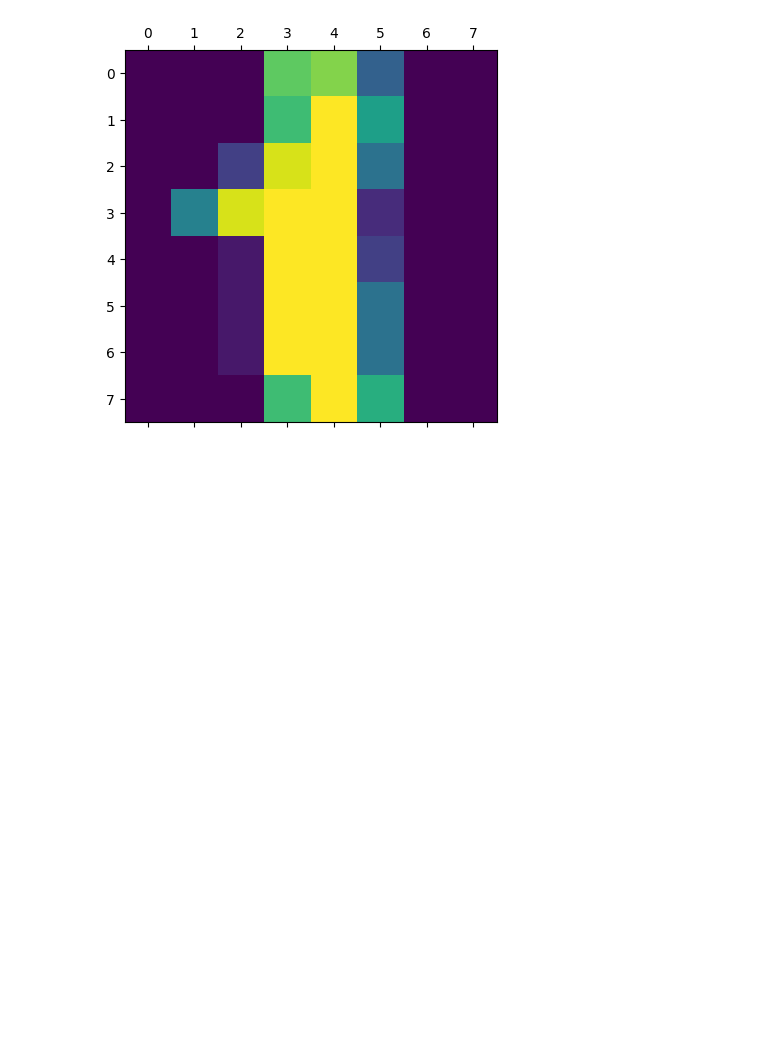
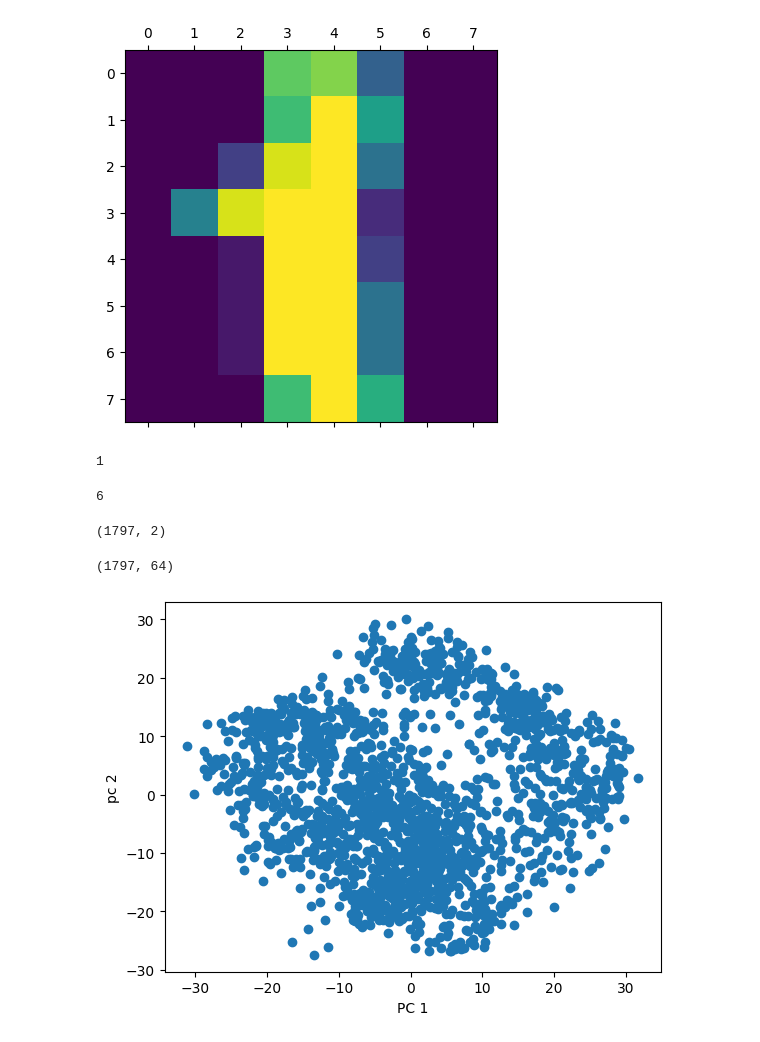
Before and after one commit to sandun7787/Principal-Component-Analysis-PCA-, a Jupyter notebook: PCA for visualization.ipynb, the cells around one changed output. Cells and saved outputs as stored; diff of their text form; code cells hidden in the pictures; blank space fills up the shorter version.

```diff
--- a/PCA for visualization.ipynb
+++ b/PCA for visualization.ipynb
@@ -22,3 +22,31 @@ plt.show
 # %% [output]
 <function matplotlib.pyplot.show(close=None, block=None)>
 [figure]
+# %%
+digits.target[1]
+# %% [output]
+1
+# %%
+digits.target[67]
+# %% [output]
+6
+# %%
+from sklearn.decomposition import PCA
+pca = PCA(n_components=2)
+new_digits=pca.fit_transform(digits.data)
+# %%
+new_digits.shape
+# %% [output]
+(1797, 2)
+# %%
+digits.data.shape
+# %% [output]
+(1797, 64)
+# %%
+import matplotlib.pyplot as plt
+plt.scatter(new_digits[:,0],new_digits[:,1])
+plt.xlabel('PC 1')
+plt.ylabel('pc 2')
+plt.show()
+# %% [output]
+[figure, added]
```
